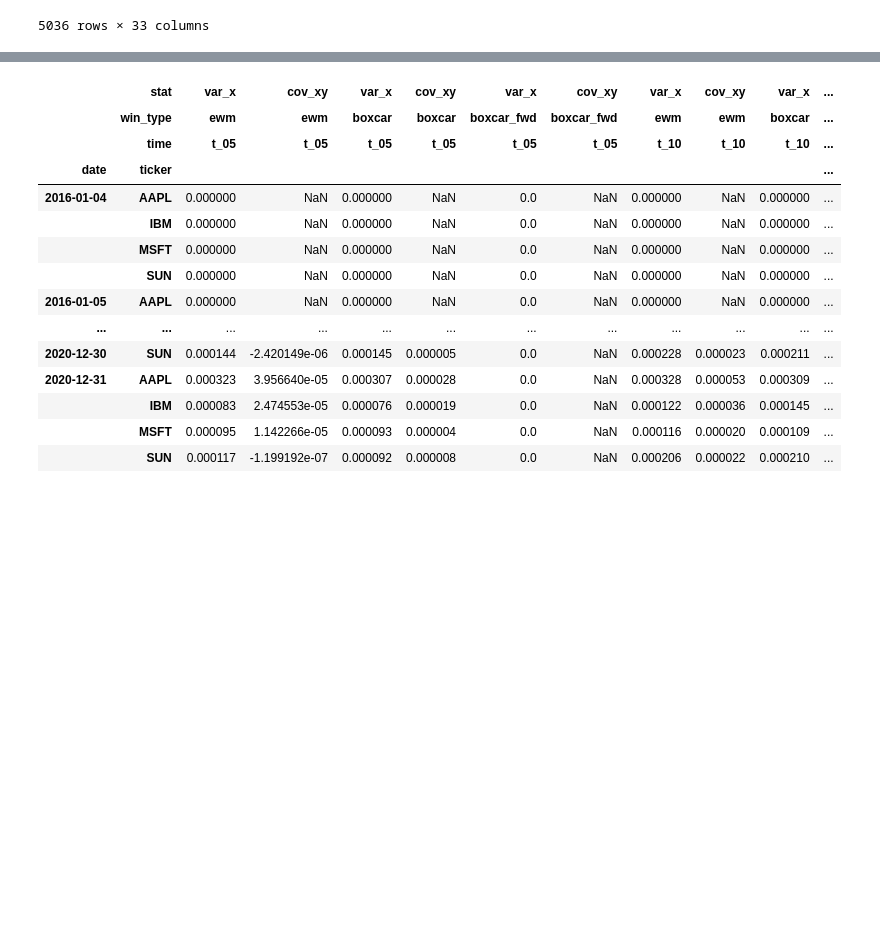
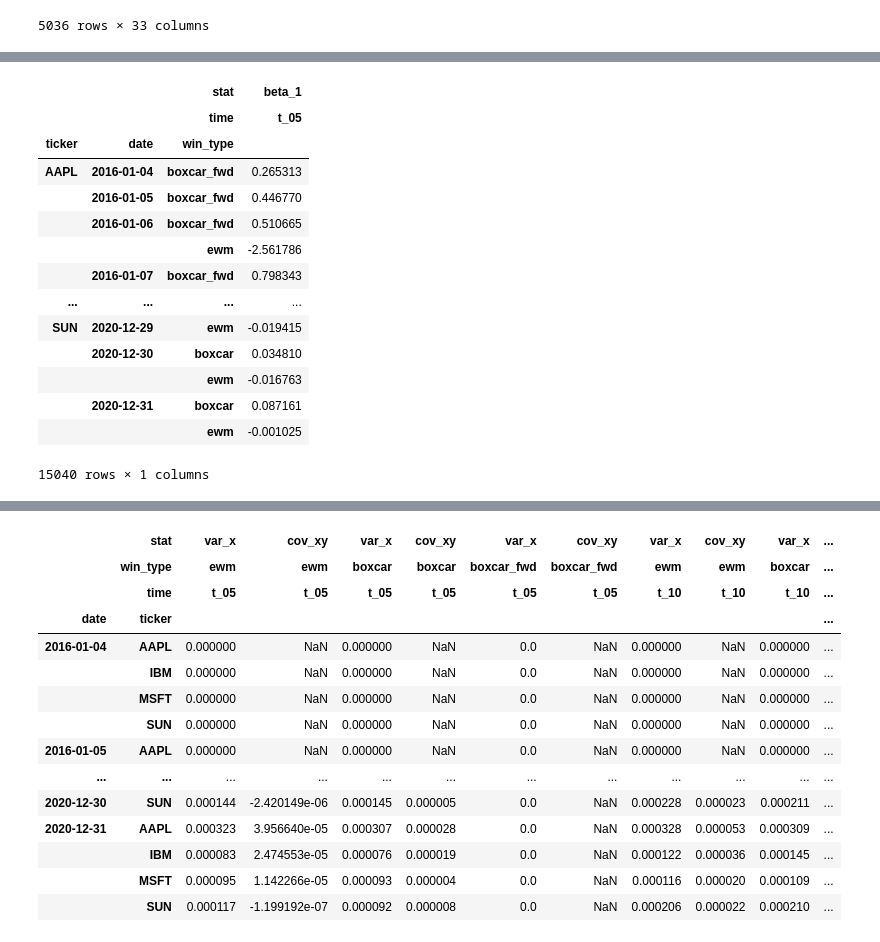
Before and after one commit to CalebEverett/finm33150-rolling-regressions, a Jupyter notebook: rolling_regressions.ipynb, the cells around one changed output, grey strips where cells are left out. Cells and saved outputs as stored; diff of their text form; code cells hidden in the pictures; blank space fills up the shorter version.

```diff
--- a/rolling_regressions.ipynb
+++ b/rolling_regressions.ipynb
@@ -73,7 +90,7 @@ df_ret.shift(0).head(10)
 # %%
 col_list = []
 for t in times:
-    for win_type, df_cov in {"ewm": df_ret.ewm(alpha=1/t).cov(), "boxcar": df_ret.rolling(window=2*t).cov(), "boxcar_fwd": df_ret.shift(-5).rolling(window=5).cov()}.items():
+    for win_type, df_cov in {"ewm": df_ret.ewm(alpha=1/t).cov(), "boxcar": df_ret.rolling(window=2*t).cov(), "boxcar_fwd": df_ret.rolling(window=5).cov().groupby("ticker").shift(-5)}.items():
         if not (win_type == "boxcar_fwd" and t > times[0]):
             s_var = pd.Series((np.concatenate(np.repeat(np.expand_dims(np.eye(len(df_ret.columns)), axis=0), len(df_ret.index), axis=0), axis=0) * df_cov).sum(axis=1), name=("var_x", win_type, f"t_{t:02d}"))
             s_cov = df_cov["SPY"]
@@ -111,0 +162,18 @@ df_betas
+# %%
+df_betas[[("boxcar", "beta_1", f"t_{time:02d}"), ("boxcar_fwd", "beta_1", "t_05"), ("ewm", "beta_1", f"t_{time:02d}")]].stack("win_type")
+# %% [output]
+|  |  | stat | beta_1 |
+|  |  | time | t_05 |
+| ticker | date | win_type |  |
+| AAPL | 2016-01-04 | boxcar_fwd | 0.265313 |
+|  | 2016-01-05 | boxcar_fwd | 0.446770 |
+|  | 2016-01-06 | boxcar_fwd | 0.510665 |
+|  |  | ewm | -2.561786 |
+|  | 2016-01-07 | boxcar_fwd | 0.798343 |
+| ... | ... | ... | ... |
+| SUN | 2020-12-29 | ewm | -0.019415 |
+|  | 2020-12-30 | boxcar | 0.034810 |
+|  |  | ewm | -0.016763 |
+|  | 2020-12-31 | boxcar | 0.087161 |
+|  |  | ewm | -0.001025 |
+15040 rows × 1 columns
```
Also changed, not shown: parts of 4 cells of this notebook.
